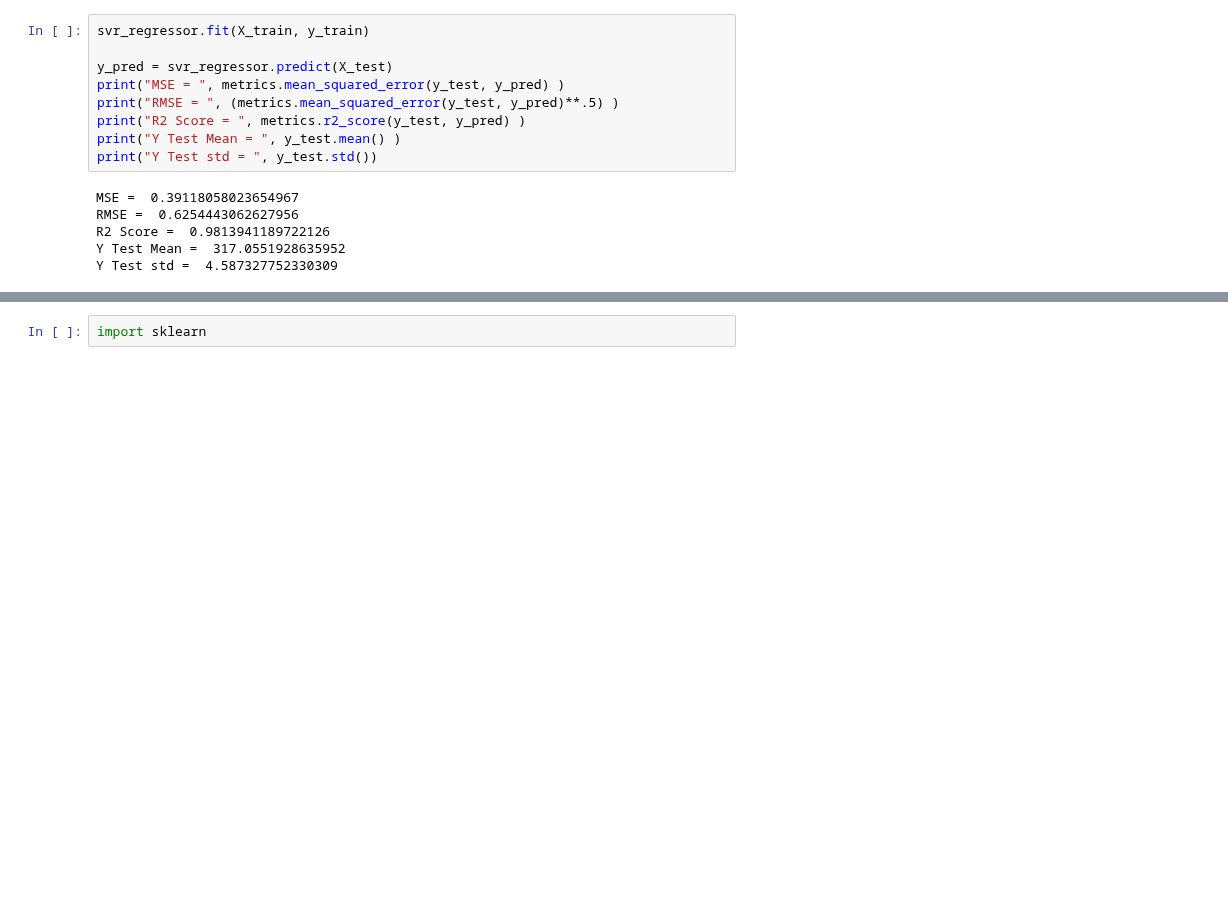
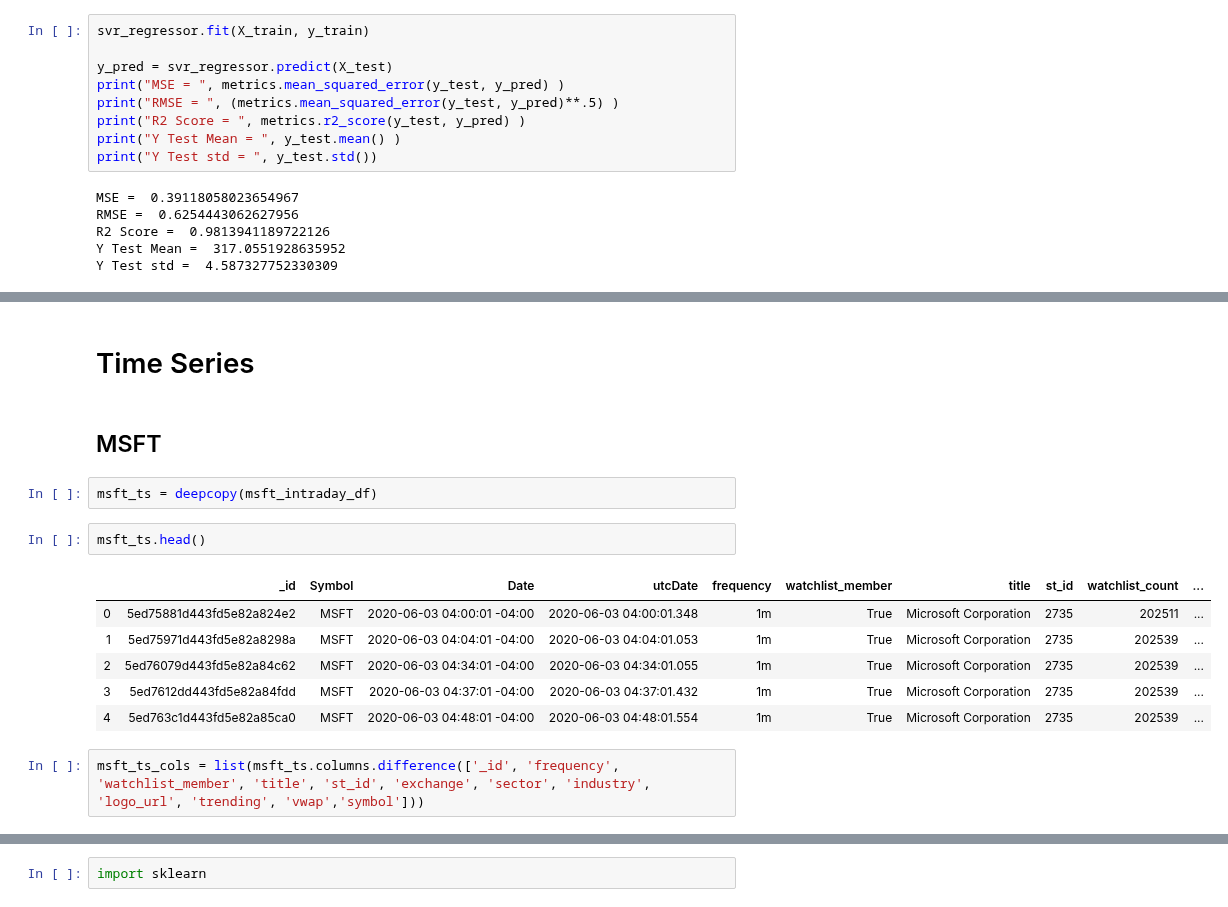
Before and after one commit to jcanque777/stock_market_data_prediction, a Jupyter notebook: test_models.ipynb, the cells around one changed output, grey strips where cells are left out. Cells and saved outputs as stored; diff of their text form; blank space fills up the shorter version.

```diff
--- a/test_models.ipynb
+++ b/test_models.ipynb
@@ -2013,0 +2020,17 @@ ValueError: arrays must all be same length
+# %% [markdown]
+# Time Series
+# %% [markdown]
+## MSFT
+# %%
+msft_ts = deepcopy(msft_intraday_df)
+# %%
+msft_ts.head()
+# %% [output]
+|  | _id | Symbol | Date | utcDate | frequency | watchlist_member | title | st_id | watchlist_count | ... |
+| 0 | 5ed75881d443fd5e82a824e2 | MSFT | 2020-06-03 04:00:01 -04:00 | 2020-06-03 04:00:01.348 | 1m | True | Microsoft Corporation | 2735 | 202511 | ... |
+| 1 | 5ed75971d443fd5e82a8298a | MSFT | 2020-06-03 04:04:01 -04:00 | 2020-06-03 04:04:01.053 | 1m | True | Microsoft Corporation | 2735 | 202539 | ... |
+| 2 | 5ed76079d443fd5e82a84c62 | MSFT | 2020-06-03 04:34:01 -04:00 | 2020-06-03 04:34:01.055 | 1m | True | Microsoft Corporation | 2735 | 202539 | ... |
+| 3 | 5ed7612dd443fd5e82a84fdd | MSFT | 2020-06-03 04:37:01 -04:00 | 2020-06-03 04:37:01.432 | 1m | True | Microsoft Corporation | 2735 | 202539 | ... |
+| 4 | 5ed763c1d443fd5e82a85ca0 | MSFT | 2020-06-03 04:48:01 -04:00 | 2020-06-03 04:48:01.554 | 1m | True | Microsoft Corporation | 2735 | 202539 | ... |
+# %%
+msft_ts_cols = list(msft_ts.columns.difference(['_id', 'frequency', 'watchlist_member', 'title', 'st_id', 'exchange', 'sector', 'industry',  'logo_url', 'trending', 'vwap','symbol']))
```
Also changed, not shown: parts of 38 cells of this notebook.
